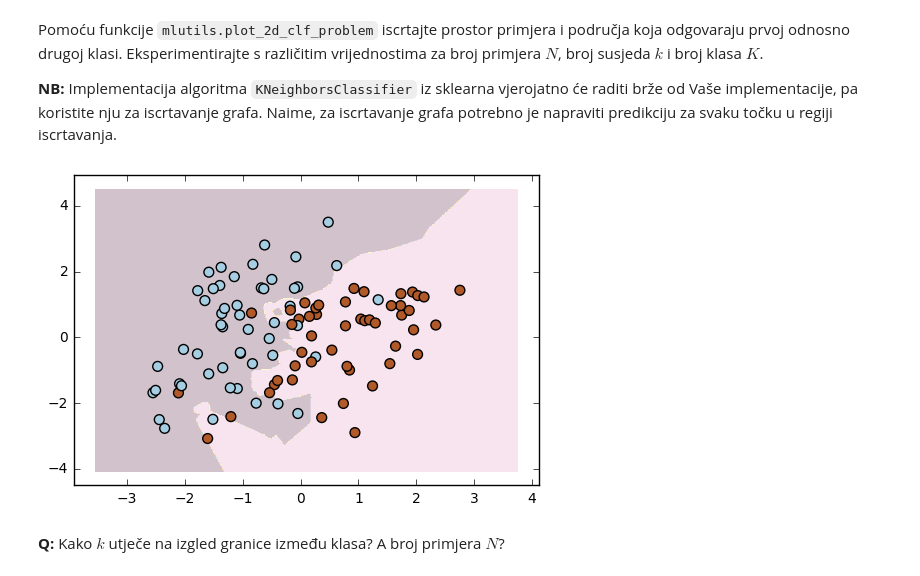
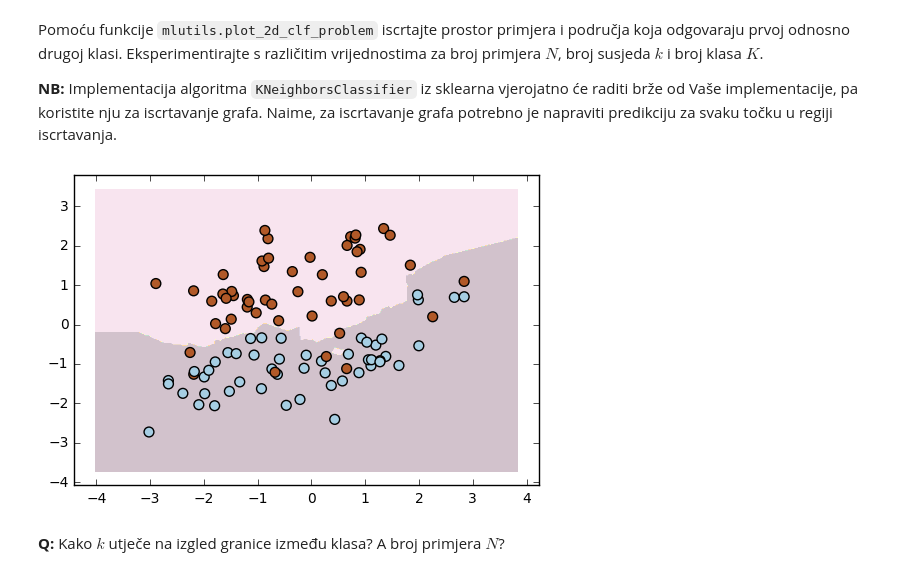
Before and after one commit to dkrivosic/machine-learning, a Jupyter notebook: SU-2016-LAB3-0036471318.ipynb, the cells around one changed output. Drawn from its saved outputs; the diff is of its cells as text; code cells hidden in the pictures.

```diff
--- a/SU-2016-LAB3-0036471318.ipynb
+++ b/SU-2016-LAB3-0036471318.ipynb
@@ -448,12 +451,14 @@ print(np.sum(h != h_2))
 Pomoću funkcije `mlutils.plot_2d_clf_problem` iscrtajte prostor primjera i područja koja odgovaraju prvoj odnosno drugoj klasi. Eksperimentirajte s različitim vrijednostima za broj primjera $N$, broj susjeda $k$ i broj klasa $K$.
 
 **NB:** Implementacija algoritma `KNeighborsClassifier` iz sklearna vjerojatno će raditi brže od Vaše implementacije, pa koristite nju za iscrtavanje grafa. Naime, za iscrtavanje grafa potrebno je napraviti predikciju za svaku točku u regiji iscrtavanja.
+# %%
+X_art, y_art = make_classification(n_samples=100, n_features=2, n_classes=2, n_redundant=0, n_clusters_per_class=2)
 # %%
-model = KNeighborsClassifier(n_neighbors=3)
+model = KNeighborsClassifier(n_neighbors=5)
 model.fit(X_art, y_art)
 mlutils.plot_2d_clf_problem(X_art, y_art, model.predict)
 # %% [output]
-[figure, old version]
+[figure, new version]
 # %% [markdown]
 **Q:** Kako $k$ utječe na izgled granice između klasa? A broj primjera $N$?
 # %% [markdown]
```
Also changed, not shown: parts of 11 cells of this notebook.
